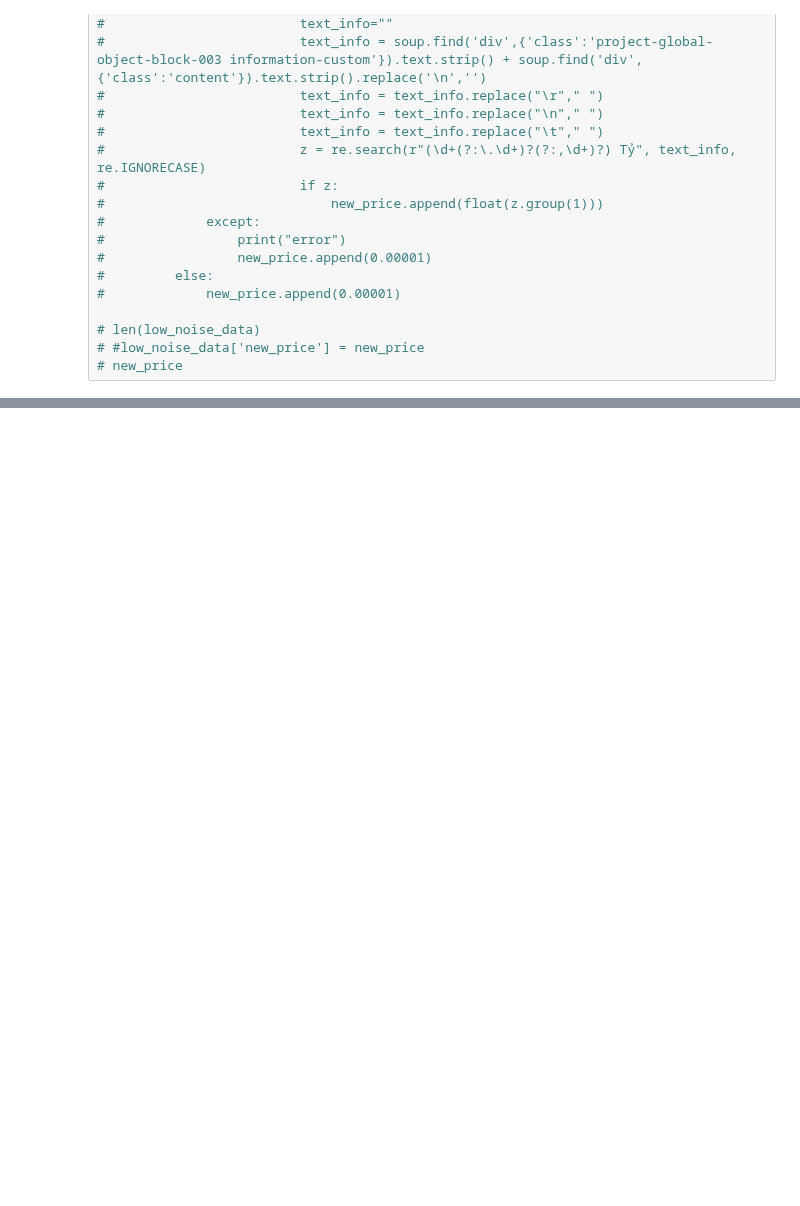
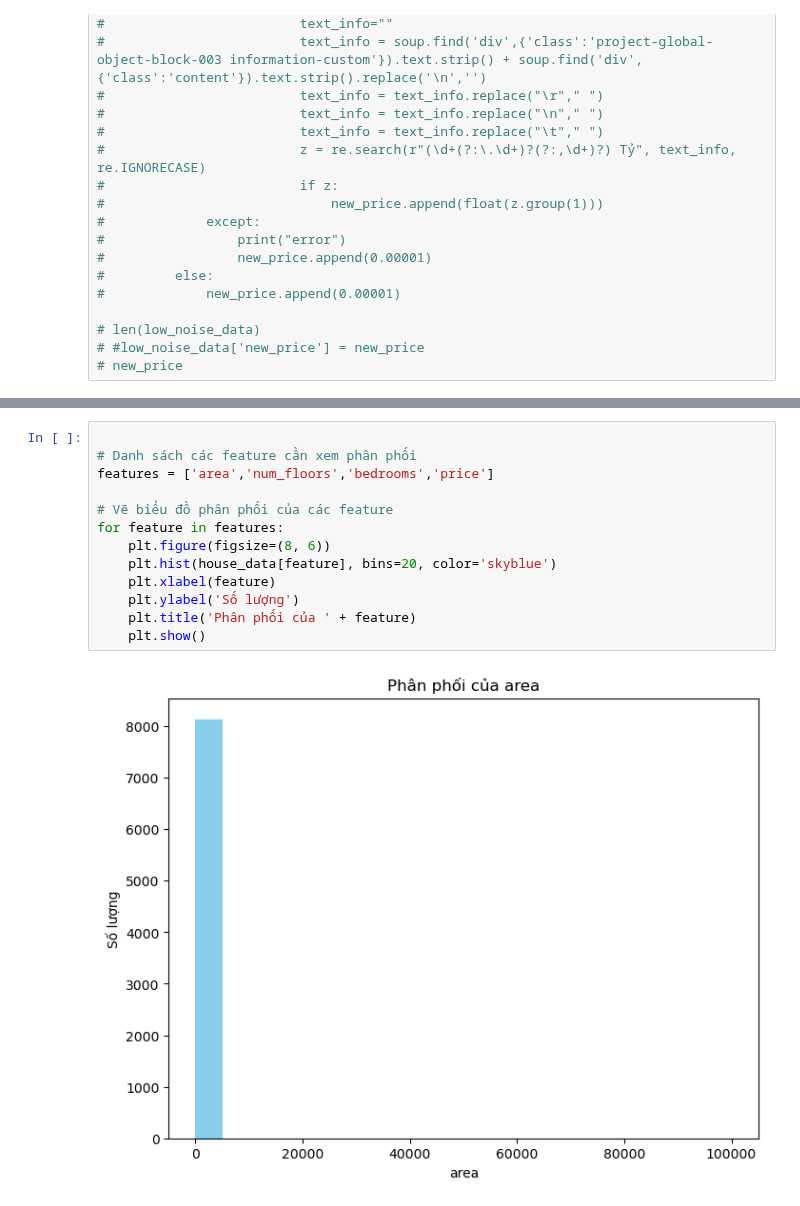
Before and after one commit to DatMinhLeChon/DS.Final, a Jupyter notebook: preprocessing.ipynb, the cells around one changed output, grey strips where cells are left out. Drawn from its saved outputs; the diff is of its cells as text; blank space fills up the shorter version.

```diff
--- a/preprocessing.ipynb
+++ b/preprocessing.ipynb
@@ -211,0 +205,15 @@ print("123")
+# %%
+
+# Danh sách các feature cần xem phân phối
+features = ['area','num_floors','bedrooms','price']
+
+# Vẽ biểu đồ phân phối của các feature
+for feature in features:
+    plt.figure(figsize=(8, 6))
+    plt.hist(house_data[feature], bins=20, color='skyblue')
+    plt.xlabel(feature)
+    plt.ylabel('Số lượng')
+    plt.title('Phân phối của ' + feature)
+    plt.show()
+# %% [output]
+[figure, added]
```
Also changed, not shown: parts of 15 cells of this notebook, 2 other files.
